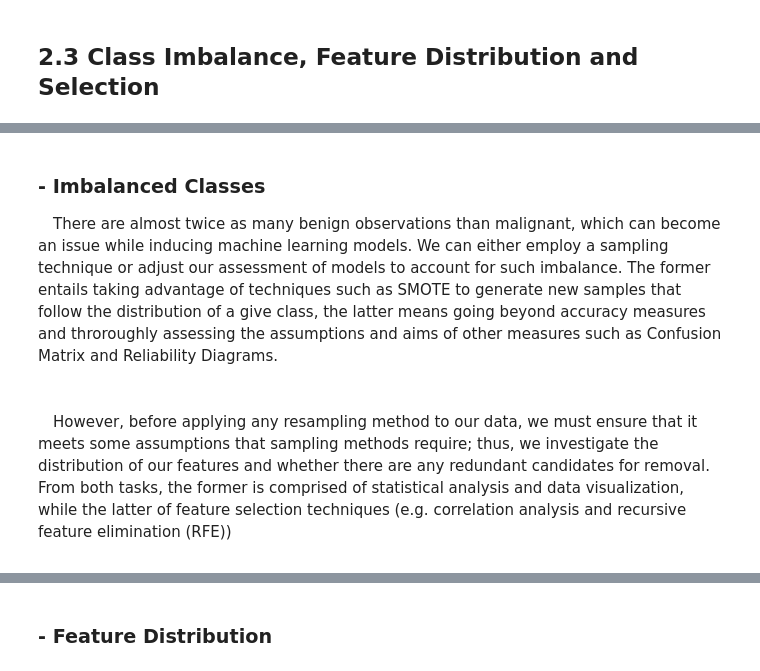
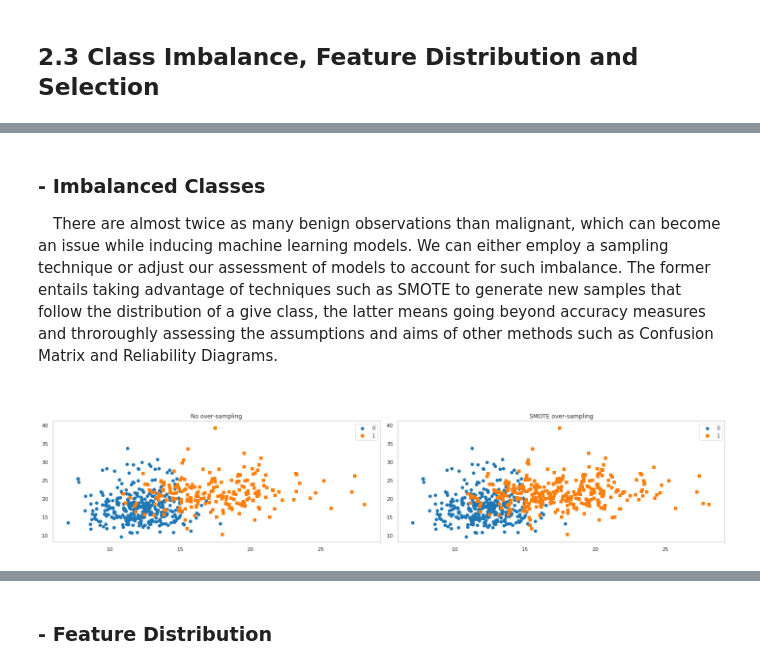
Before and after one commit to ottobricks/BreastCancerWisconsinDiagnostic, a Jupyter notebook: notebooks/eda.ipynb, the cells around one changed output, grey strips where cells are left out. Cells and saved outputs as stored; diff of their text form; code cells hidden in the pictures.

```diff
--- a/notebooks/eda.ipynb
+++ b/notebooks/eda.ipynb
@@ -76,6 +104,6 @@ plt.show()
 # %% [markdown]
 ### - Imbalanced Classes
-&emsp;There are almost twice as many benign observations than malignant, which can become an issue while inducing machine learning models. We can either employ a sampling technique or adjust our assessment of models to account for such imbalance. The former entails taking advantage of techniques such as SMOTE to generate new samples that follow the distribution of a give class, the latter means going beyond accuracy measures and throroughly assessing the assumptions and aims of other measures such as Confusion Matrix and Reliability Diagrams.<br />
+&emsp;There are almost twice as many benign observations than malignant, which can become an issue while inducing machine learning models. We can either employ a sampling technique or adjust our assessment of models to account for such imbalance. The former entails taking advantage of techniques such as SMOTE to generate new samples that follow the distribution of a give class, the latter means going beyond accuracy measures and throroughly assessing the assumptions and aims of other methods such as Confusion Matrix and Reliability Diagrams.<br />
 <br />
 
 <!-- <center><img style="margin-bottom:5mm" src="https://raw.githubusercontent.com/rafjaa/machine_learning_fecib/master/src/static/img/resampling.png"><center/>
@@ -85,31 +113,37 @@ plt.show()
 # %%
 from imblearn.over_sampling import SMOTE
 
 def plot_2d_space(X, y, label='Classes'):
     colors = ['#1F77B4', '#FF7F0E']
     markers = ['o', 's']
     for l, c, m in zip(np.unique(y), colors, markers):
         plt.scatter(
             X[y==l, 0],
             X[y==l, 1],
             c=c, label=l, marker=m
         )
     plt.title(label)
     plt.legend(loc='upper right')
-    plt.show()
 
 X = eda.data.drop(('label', ''), axis=1).values
 y = eda.data.droplevel(1, axis=1)['label'].values
 
 smote = SMOTE(sampling_strategy='minority')
 X_sm, y_sm = smote.fit_sample(X, y)
 
-plt.subplot(111)
+f = plt.figure(figsize=(20,8))
+
+plt.subplot(2, 2, 1)
 plot_2d_space(X, y, 'No over-sampling')
 
-plt.subplot(111)
+plt.subplot(2, 2, 2)
 plot_2d_space(X_sm, y_sm, 'SMOTE over-sampling')
 
+plt.tight_layout()
+
+
+plt.show()
+
 del X, y, X_sm, y_sm
+# %% [output]
+[figure, added]
-# %% [markdown]
-<p>&emsp;However, before applying any resampling method to our data, we must ensure that it meets some assumptions that sampling methods require; thus, we investigate the distribution of our features and whether there are any redundant candidates for removal. From both tasks, the former is comprised of statistical analysis and data visualization, while the latter of feature selection techniques (e.g. correlation analysis and recursive feature elimination (RFE))<p/>
```
Also changed, not shown: parts of 21 cells of this notebook.
